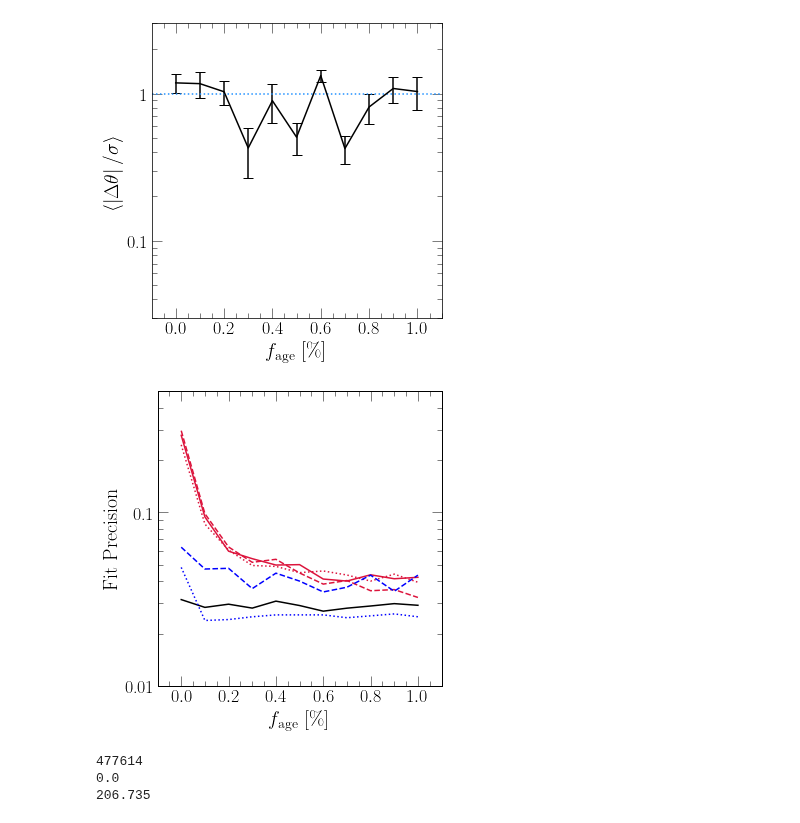
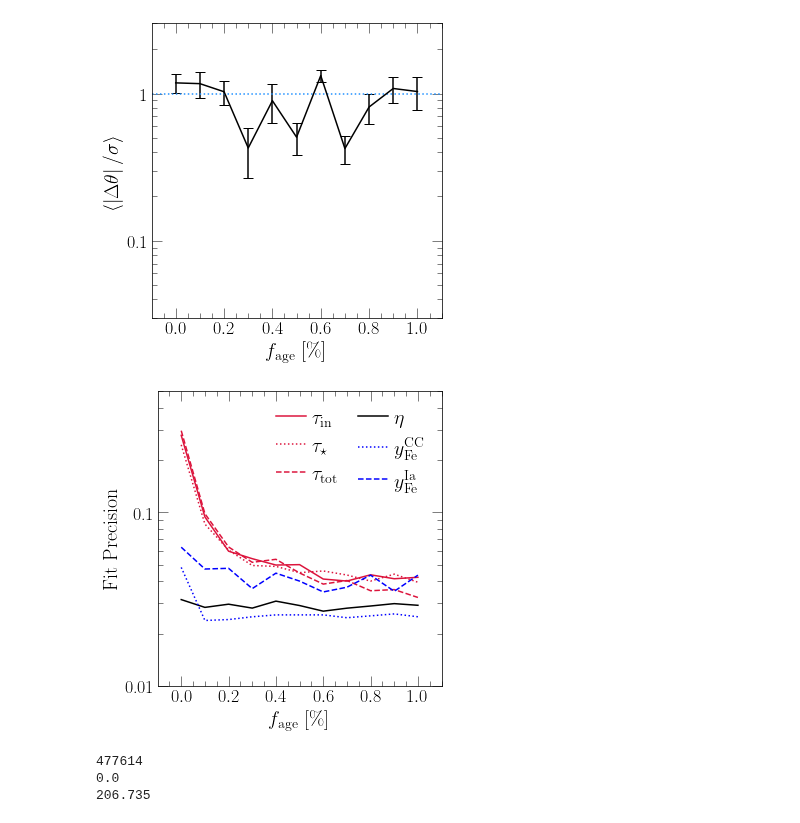
Before and after one commit to giganano/h3halo, a Jupyter notebook: notebooks/paperplots.ipynb, the cells around one changed output. Cells and saved outputs as stored; diff of their text form; code cells hidden in the pictures.

```diff
--- a/notebooks/paperplots.ipynb
+++ b/notebooks/paperplots.ipynb
@@ -529,7 +529,7 @@ rederived_agefrac = {
 }
 # %%
 units = ["Gyr", "", "Gyr", "Gyr", "", ""]
-with open("../paper/outline1/mocksamples.tablebody.tex", 'w') as out:
+with open("../paper/draft1/mocksamples.tablebody.tex", 'w') as out:
     out.write(r"""
 {\renewcommand{\arraystretch}{1.8}
 \begin{table*}
@@ -548,7 +548,7 @@ in~$\log_{10}(\text{age})$ (bottom-middle block), or fraction of the
 sample with available age measurements (bottom block).
 The values taken in the fiducial mock sample are marked in bold.
 We provide illustrations of the accuracy and precision of these fits in
-Figs.~\ref{fig:dp_sigma} and~\ref{fig:precision}, respectively.
+Figs.~\ref{fig:accuracy} and~\ref{fig:precision}, respectively.
 }
 \begin{tabularx}{\textwidth}{l @{\extracolsep{\fill}} c c c c c c}
 \hline
@@ -945,7 +945,7 @@ plt.show()
 # %% [output]
 [figure]
 # %%
-fig = plt.figure()
+fig = plt.figure(figsize = (5, 5))
 ax = fig.add_subplot(111)
 ax.set_xscale("log")
 ax.set_yscale("log")
@@ -977,14 +977,14 @@ for i in [1, 4, 5, 0, 2, 3]:
     }
     ax.plot(precisions, yvals, **kwargs)
 
-kwargs = {
-    "loc": mpl_loc("upper left"),
-    "fontsize": 20,
-    "ncol": 2,
-    "columnspacing": 1,
-    "handlelength": 1.5
-}
-leg = ax.legend(**kwargs)
+# kwargs = {
+#     "loc": mpl_loc("upper left"),
+#     "fontsize": 20,
+#     "ncol": 2,
+#     "columnspacing": 1,
+#     "handlelength": 1.5
+# }
+# leg = ax.legend(**kwargs)
 
 plt.tight_layout()
 for ext in ["pdf", "jpeg"]:
@@ -997,11 +997,11 @@ plt.show()
 # %%
-fig = plt.figure()
+fig = plt.figure(figsize = (5, 5))
 ax = fig.add_subplot(111)
 ax.set_xscale("log")
 ax.set_yscale("log")
 ax.xaxis.set_major_formatter(fsf("%g"))
 ax.yaxis.set_major_formatter(fsf("%g"))
-ax.set_xlabel("Age Uncertainty [dex]")
+ax.set_xlabel("Log(Age) Uncertainty")
 # ax.set_ylabel(r"$\sigma/\theta$")
 ax.set_ylabel("Fit Precision")
 ax.set_xlim([0.011, 2])
@@ -1078,7 +1078,7 @@ plt.show()
 # %% [output]
 [figure]
 # %%
-fig = plt.figure()
+fig = plt.figure(figsize = (5, 5))
 ax = fig.add_subplot(111)
 # ax.set_xscale("log")
 ax.set_yscale("log")
@@ -1095,35 +1095,45 @@ agefracs = list(rederived_agefrac.keys())
 dim = len(rederived_agefrac[agefracs[0]])
 colors = ["crimson", "black", "crimson", "crimson", "blue", "blue"]
 linestyles = ["-", "-", ":", "--", ":", "--"]
 labels = [r"$\tau_\text{in}$", r"$\eta$", r"$\tau_\star$",
     r"$\tau_\text{tot}$", r"$y_\text{Fe}^\text{CC}$", r"$y_\text{Fe}^\text{Ia}$"]
-for i in range(dim):
+# for i in range(dim):
+for i in [0, 2, 3, 1, 4, 5]:
     yvals = []
     for frac in agefracs:
         rederived = rederived_agefrac[frac]
         sigma = (rederived[i][1] + rederived[i][2]) / 2
         yvals.append(sigma / rederived[i][0])
     kwargs = {
         "c": named_colors()[colors[i]],
         "linestyle": linestyles[i],
         "label": labels[i]
     }
     ax.plot(agefracs, yvals, **kwargs)
 
 # kwargs = {
 #     "loc": mpl_loc("upper right"),
 #     "fontsize": 20
 # }
 # leg = ax.legend(**kwargs)
 
+kwargs = {
+    "loc": mpl_loc("upper right"),
+    "fontsize": 20,
+    "ncol": 2,
+    "columnspacing": 1,
+    "handlelength": 1.5
+}
+leg = ax.legend(**kwargs)
+
 plt.tight_layout()
 for ext in ["pdf", "jpeg"]:
     kwargs = {}
     if ext == "jpeg": kwargs["dpi"] = 200
     plt.savefig("../paper/precision_agefrac.%s" % (ext), **kwargs)
 plt.show()
 # %% [output]
-[figure, old version]
+[figure, new version]
 # %%
 raw = np.genfromtxt("../data/gse/gsechem.dat")
 # raw = np.array(list(filter(lambda x: 10**x[-2] > 7 or np.isnan(x[-2]), raw)))
```
Also changed, not shown: parts of 3 cells of this notebook, 31 other files.
